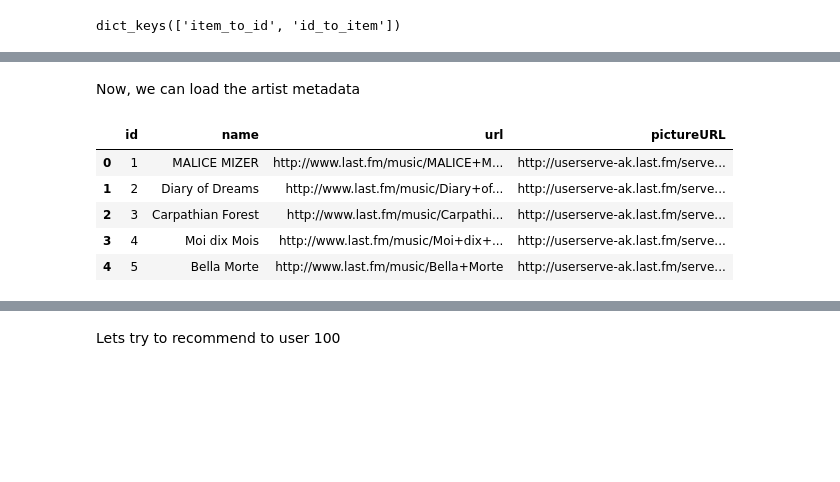
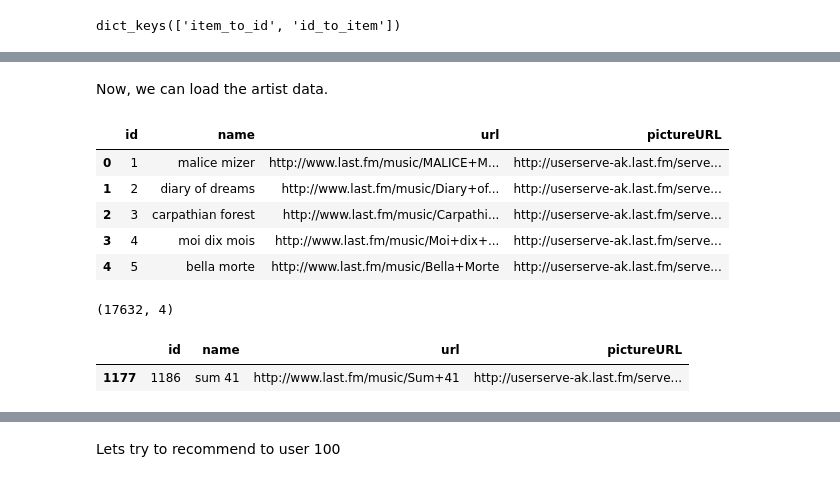
Before and after one commit to daniel-satria/recommendation_system, a Jupyter notebook: notebooks/7.implicitData_logisticMatrixFactorization.ipynb, the cells around one changed output, grey strips where cells are left out. Cells and saved outputs as stored; diff of their text form; code cells hidden in the pictures; blank space fills up the shorter version.

```diff
--- a/notebooks/7.implicitData_logisticMatrixFactorization.ipynb
+++ b/notebooks/7.implicitData_logisticMatrixFactorization.ipynb
@@ -1449,18 +1469,28 @@ recommended_artist_df
 # %% [markdown]
-Now, we can load the artist metadata
+Now, we can load the artist data.
 # %%
 artist_metadata_path = '../data/artist_name.csv'
 
 # read dataframe
 artist_name = pd.read_csv(artist_metadata_path)
+artist_name['name'] = artist_name['name'].str.lower()
 artist_name.head()
 # %% [output]
 |  | id | name | url | pictureURL |
-| 0 | 1 | MALICE MIZER | http://www.last.fm/music/MALICE+M... | http://userserve-ak.last.fm/serve... |
-| 1 | 2 | Diary of Dreams | http://www.last.fm/music/Diary+of... | http://userserve-ak.last.fm/serve... |
-| 2 | 3 | Carpathian Forest | http://www.last.fm/music/Carpathi... | http://userserve-ak.last.fm/serve... |
-| 3 | 4 | Moi dix Mois | http://www.last.fm/music/Moi+dix+... | http://userserve-ak.last.fm/serve... |
-| 4 | 5 | Bella Morte | http://www.last.fm/music/Bella+Morte | http://userserve-ak.last.fm/serve... |
+| 0 | 1 | malice mizer | http://www.last.fm/music/MALICE+M... | http://userserve-ak.last.fm/serve... |
+| 1 | 2 | diary of dreams | http://www.last.fm/music/Diary+of... | http://userserve-ak.last.fm/serve... |
+| 2 | 3 | carpathian forest | http://www.last.fm/music/Carpathi... | http://userserve-ak.last.fm/serve... |
+| 3 | 4 | moi dix mois | http://www.last.fm/music/Moi+dix+... | http://userserve-ak.last.fm/serve... |
+| 4 | 5 | bella morte | http://www.last.fm/music/Bella+Morte | http://userserve-ak.last.fm/serve... |
+# %%
+artist_name.shape
+# %% [output]
+(17632, 4)
+# %%
+artist_name[artist_name.name.isin(["sum 41"])]
+# %% [output]
+|  | id | name | url | pictureURL |
+| 1177 | 1186 | sum 41 | http://www.last.fm/music/Sum+41 | http://userserve-ak.last.fm/serve... |
 # %%
 # merge data
 recommended_artist_df['artist_name'] = recommended_artist_df.merge(artist_name,right_on='id',left_on='artistID').loc[:,'name']
```
Also changed, not shown: parts of 69 cells of this notebook, 4 other files.
